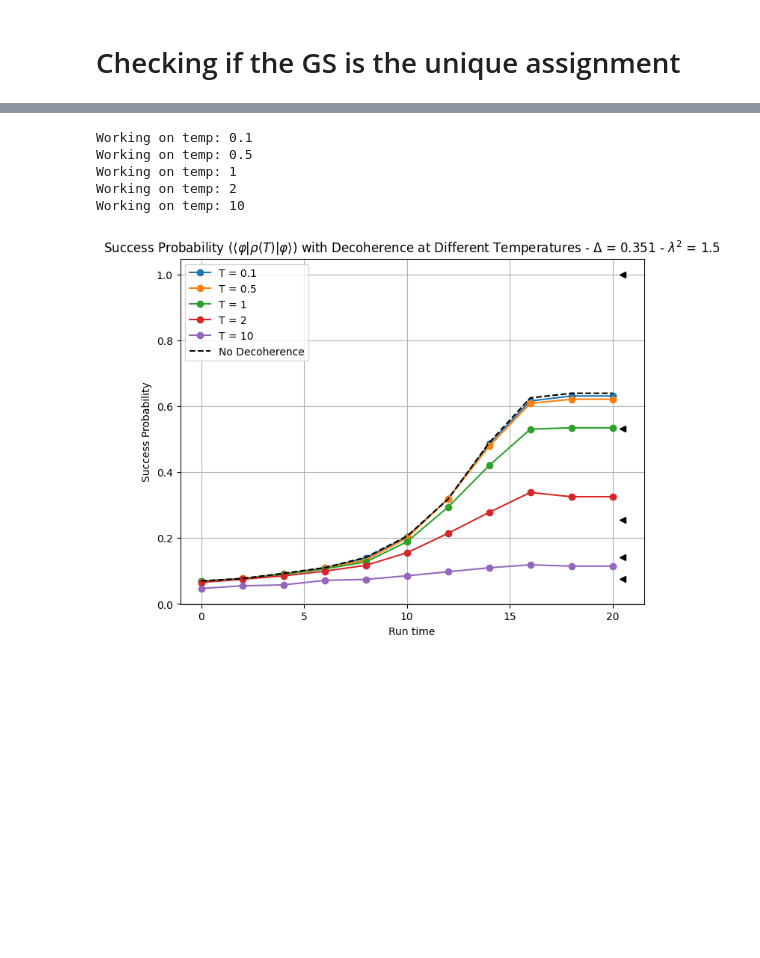
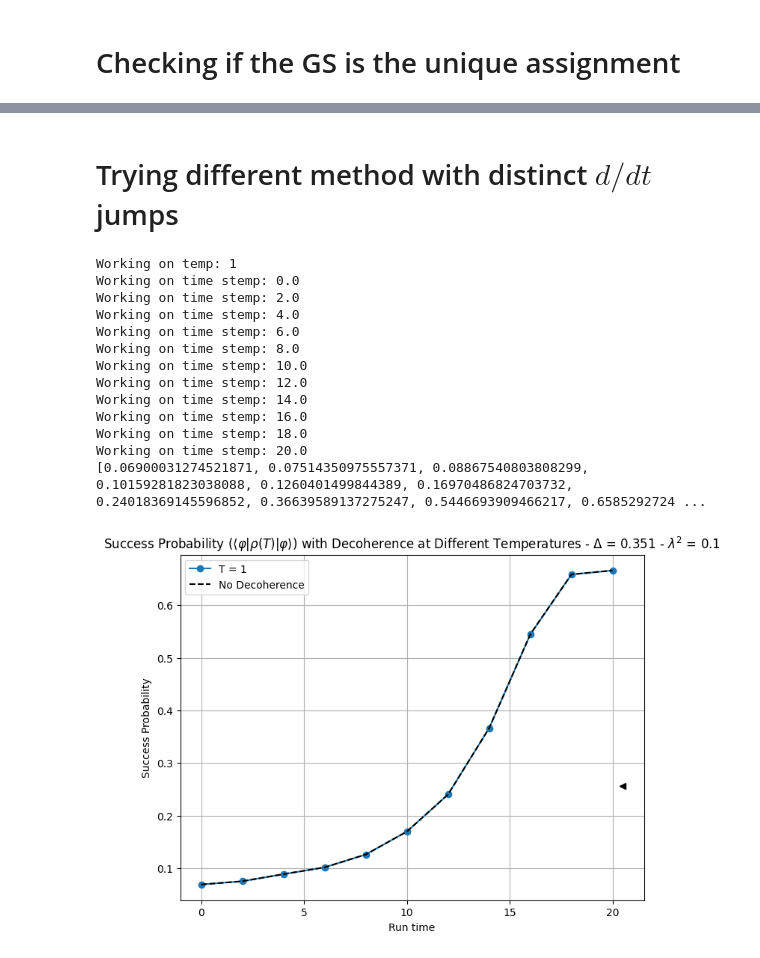
Before and after one commit to chenscheimq/QEC, a Jupyter notebook: EC3/EC3_q.ipynb, the cells around one changed output, grey strips where cells are left out. Cells and saved outputs as stored; diff of their text form; code cells hidden in the pictures; blank space fills up the shorter version.

Commit message:
Updating - 4qubit - after

```diff
--- a/EC3/EC3_q.ipynb
+++ b/EC3/EC3_q.ipynb
@@ -293,10 +302,13 @@ temperatures = [1/10, 1/2, 1, 2, 10]
 # Initial state (starting in the ground state of H_B)
 rho0 = initial_gs * initial_gs.dag()
 
-w = lambda t, args: 1 - t / int(np.max(times))
-f = lambda t, args: t / int(np.max(times))
+w = lambda t, args: 1 - (t / int(np.max(times)))
+f = lambda t, args: (t / int(np.max(times)))
 
 H_obj = [[Hb, w], [Hp, f]]
+H_C_t = QobjEvo(H_C, args={'t_max': int(np.max(times)),
+                           'clauses': clauses})
+
 # Target state (ground state of H_P)
 rho1 = final_gs * final_gs.dag()
 
@@ -306,12 +318,6 @@ expects_at_end = []
 for T in temperatures:
     print('Working on temp:', T)
 
-    # c_ops = []
-    # for t in times:
-    #     c_ops.append(c_ops_gen(t, args_C))
-
-    # C_ops_oper = [QobjEvo([c_ops_gen], args=args_C, tlist=times)]
-    # H_qobj_evo = QobjEvo(H_obj, tlist=times)
     c_ops_s = []
     for i in range(n_qubits):
         args_C = {"args_H": args_H,
@@ -323,9 +329,9 @@ for T in temperatures:
         c_ops_i = QobjEvo(c_ops_gen, args=args_C)
         c_ops_s.append(c_ops_i)
 
-
     # Solve the master equation over time
-    results = mesolve(H_obj, rho0, times, c_ops=c_ops_s, options={'nsteps': 100000})
+    results = mesolve(H_C_t, rho0, times, c_ops=c_ops_s, options={'nsteps': 10000})
+    #
 
     exps = []
     for state_dm in results.states:
@@ -339,7 +345,7 @@ x_s = [np.max(times) + 0.5 for _ in range(len(temperatures))]
 plt.plot(x_s, expects_at_end, '<', color='black')
 
 # results_se = sesolve(lambda t, args: H_s_t(t, args_H), initial_gs, times)
-results_se = sesolve(H_obj, initial_gs, times)
+results_se = sesolve(H_C_t, initial_gs, times)
 exps_se = []
 for state in results_se.states:
     exps_se.append(expect(ket2dm(state), final_gs))
@@ -366,3 +472,5 @@ Working on temp: 10
+# %% [markdown]
+# Trying different method with distinct $d/dt$ jumps
 # %%
 def bose_einstein_distribution(energy_diff, temperature):
     if temperature == 0:
@@ -416,7 +524,7 @@ def c_ops_gen(t, args):
 
     return c_ops_lst
 # %%
-times = np.linspace(0, 20, 11)
+times = np.linspace(0, 22, 12)
 s_values = times / max(times)
 
 args_H = {
@@ -425,10 +533,11 @@ args_H = {
     'Hp': Hp
 }
 
-lambda_2 = 1.5
+lambda_2 = 0.1
 
 # Temperatures to be considered
-temperatures = [1/10, 1/2, 1, 2, 10]
+# temperatures = [1/10, 1/2, 1, 2, 10]
+temperatures = [1]
 
 # Initial state (starting in the ground state of H_B)
 rho0 = initial_gs * initial_gs.dag()
@@ -454,29 +563,20 @@ for T in temperatures:
 
     # Solve the master equation over each time step
     for idx, t_i in enumerate(times[:-1]):
-        # args_C = {
-        #     "args_H": H_s_t(t_i, args_H),
-        #     "n_qubits": n_qubits,
-        #     "lambda_2": lambda_2,
-        #     "T": T
-        # }
-        # C_op_inst = [c_ops_gen(t_i, args_C)]
-
-
-
+        print('Working on time stemp:', t_i)
         c_ops_s = []
         for i in range(n_qubits):
             args_C = {"args_H": args_H,
                       "n_qubits": n_qubits,
                       "lambda_2":lambda_2,
                       "T":T,
-                      "sigma_i": Qobj(tensor([sigmam() if j == i else qeye(2) for j in range(n_qubits)]).data, dims=Hp.dims)}
+                      "sigma_i": Qobj(tensor([sigmam() if j == i else I for j in range(n_qubits)]).data, dims=Hp.dims)}
             c_ops_i = QobjEvo(c_ops_gen, args=args_C)
             c_ops_s.append(c_ops_i)
 
-
         t_range = [times[idx], times[idx + 1]]  # Evolve from t_i to t_i+1
-        results = mesolve(H_obj, state_dm, t_range, c_ops=c_ops_s, options={'nsteps': 100000})
+        results = mesolve(H_obj, state_dm, t_range, c_ops=c_ops_s)
+        # options={'nsteps': 100000}
 
         # Update the state to the last state in the results
         state_dm = results.states[-1]
@@ -485,48 +585,52 @@ for T in temperatures:
         exp_val = expect(state_dm, final_gs)
         exps.append(exp_val)
 
-    # Add the last expectation value to account for the final state
-    exp_val_final = expect(state_dm, final_gs)
-    exps.append(exp_val_final)
-
     # Plot the success probability for the current temperature
-    plt.plot(times, exps, "-o", label=f"T = {T}")  # Plot all time points
+    plt.plot(times[:-1], exps, "-o", label=f"T = {T}")  # Plot all time points
 
     # Thermal success probabilities
     expects_at_end.append(expect(rho_P(T), final_gs))
 
-x_s = [np.max(times) + 0.5 for _ in range(len(temperatures))]
+x_s = [np.max(times[:-1]) + 0.5 for _ in range(len(temperatures))]
 plt.plot(x_s, expects_at_end, '<', color='black')
 
 # Solve the Schrödinger equation without decoherence
 exps_se = []
 state_dt = initial_gs
 for idx, t_i in enumerate(times[:-1]):
     t_range = [times[idx], times[idx + 1]]
     results_se = sesolve(H_obj, state_dt, t_range)
     state_dt = results_se.states[-1]
     exps_se.append(expect(ket2dm(state_dt), final_gs))
-exps_se.append(expect(ket2dm(state_dt), final_gs))
 
-plt.plot(times, exps_se, '--', label="No Decoherence", color='black', linewidth=1.5)
+print(exps_se)
+plt.plot(times[:-1], exps_se, '--', label="No Decoherence", color='black', linewidth=1.5)
 
 # Plot formatting
 plt.xlabel('Run time')
 plt.ylabel('Success Probability')
 plt.title('Success Probability (' + r"$\langle \varphi | \rho(T) | \varphi \rangle$"
           + ') with Decoherence at Different Temperatures - '
           + r'$\Delta$'
           + ' = {} - '.format(round(energy_diff, 3))
           + r'$\lambda^{2}$'
           + ' = {}'.format(lambda_2))
 
 plt.legend()
 plt.grid(True)
 plt.show()
 # %% [output]
-Working on temp: 0.1
-Working on temp: 0.5
 Working on temp: 1
-Working on temp: 2
-Working on temp: 10
+Working on time stemp: 0.0
+Working on time stemp: 2.0
+Working on time stemp: 4.0
+Working on time stemp: 6.0
+Working on time stemp: 8.0
+Working on time stemp: 10.0
+Working on time stemp: 12.0
+Working on time stemp: 14.0
+Working on time stemp: 16.0
+Working on time stemp: 18.0
+Working on time stemp: 20.0
+[0.06900031274521871, 0.07514350975557371, 0.08867540803808299, 0.10159281823038088, 0.1260401499844389, 0.16970486824703732, 0.24018369145596852, 0.36639589137275247, 0.5446693909466217, 0.6585292724 ...
-[figure, old version]
+[figure, new version]
```
Also changed, not shown: parts of 5 cells of this notebook.
